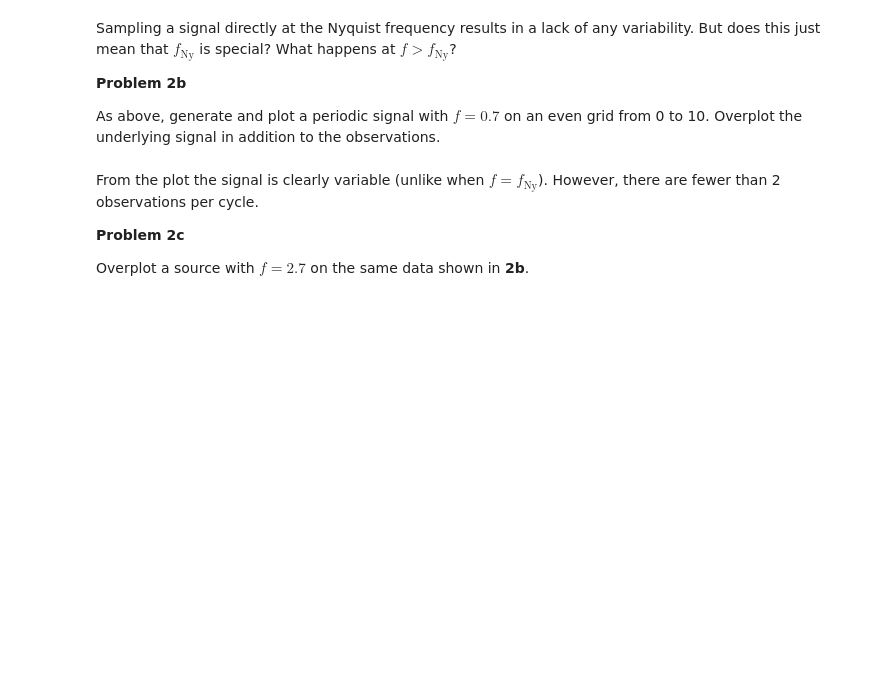
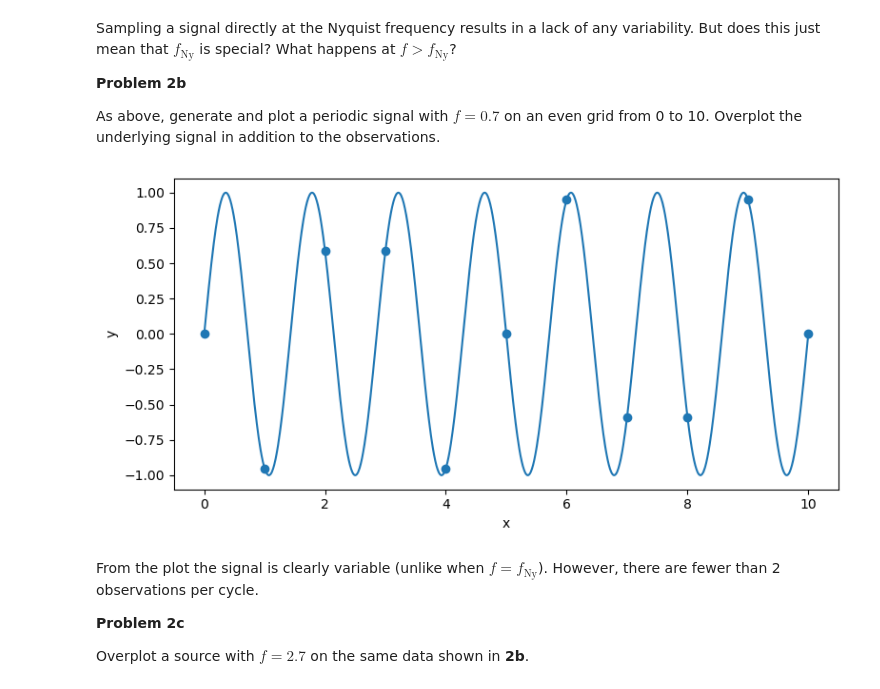
Before and after one commit to sammmelg/Session-27, a Jupyter notebook: Day1/IntroductionToTheLombScarglePeriodogram.ipynb, the cells around one changed output. Cells and saved outputs as stored; diff of their text form; code cells hidden in the pictures; blank space fills up the shorter version.

```diff
--- a/Day1/IntroductionToTheLombScarglePeriodogram.ipynb
+++ b/Day1/IntroductionToTheLombScarglePeriodogram.ipynb
@@ -215,16 +221,18 @@ Sampling a signal directly at the Nyquist frequency results in a lack of any var
 
 As above, generate and plot a periodic signal with $f = 0.7$ on an even grid from 0 to 10. Overplot the underlying signal in addition to the observations.
 # %%
-x = np.linspace( # complete
-y = gen_periodic_data( # complete
-x_signal = np.linspace(# complete
-y_signal = gen_periodic_data(# complete
+x = np.linspace(0, 10, 11) # complete
+y = gen_periodic_data(x, period=1/0.7) # complete
+x_signal = np.linspace(0, 10, 1000)
+y_signal = gen_periodic_data(x_signal, period=1/0.7)# complete
 fig, ax = plt.subplots(figsize=(8,4))
 ax.scatter(x,y)
 ax.plot(x_signal, y_signal)
 ax.set_xlabel('x')
 ax.set_ylabel('y')
 fig.tight_layout()
+# %% [output]
+[figure, added]
 # %% [markdown]
 From the plot the signal is clearly variable (unlike when $f = f_\mathrm{Ny}$). However, there are fewer than 2 observations per cycle.
 
```
Also changed, not shown: parts of 12 cells of this notebook.
